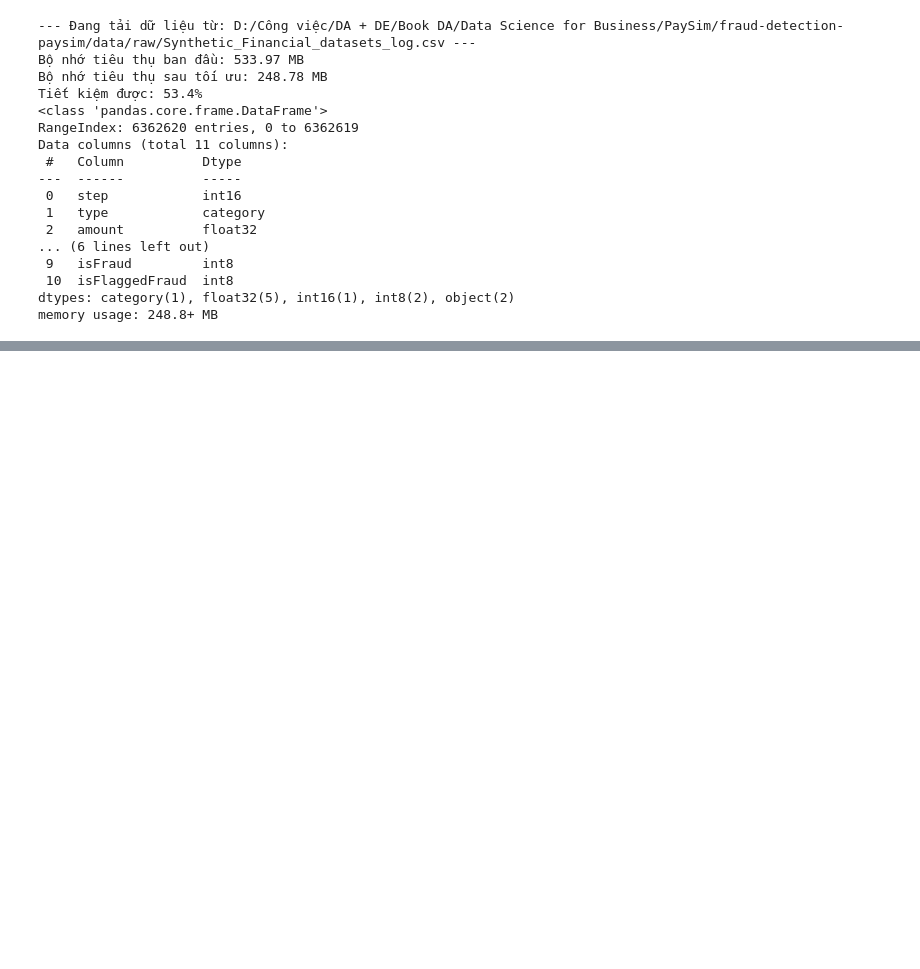
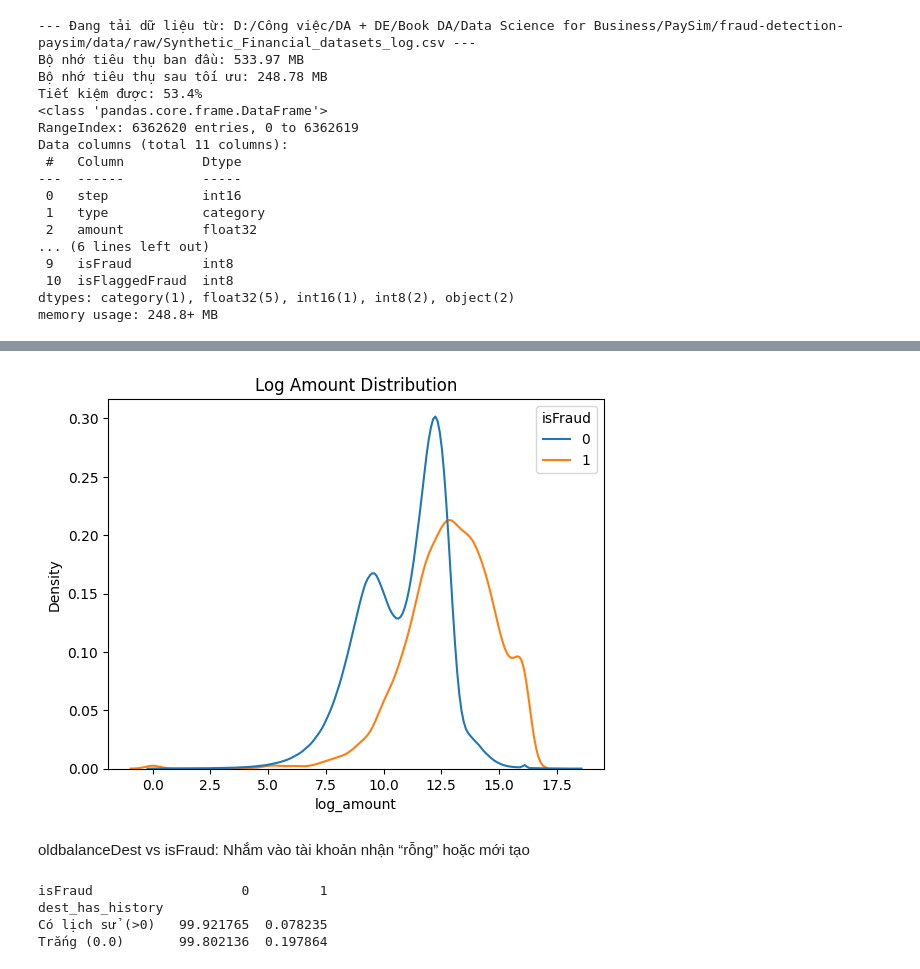
Before and after one commit to huudang-de/fraud-detection-paysim, a Jupyter notebook: notebooks/02_features_engineer.ipynb, the cells around one changed output, grey strips where cells are left out. Saved outputs shown, nothing was run; the diff lists cells and outputs as text; code cells hidden in the pictures; blank space fills up the shorter version.

```diff
--- a/notebooks/02_features_engineer.ipynb
+++ b/notebooks/02_features_engineer.ipynb
@@ -79,0 +93,19 @@ plt.show()
+# %%
+df['log_amount'] = np.log1p(df['amount'])
+
+sns.kdeplot(data=df, x='log_amount', hue='isFraud', common_norm=False)
+plt.title("Log Amount Distribution")
+plt.show()
+# %% [output]
+[figure, added]
+# %% [markdown]
+oldbalanceDest vs isFraud: Nhắm vào tài khoản nhận “rỗng” hoặc mới tạo
+# %%
+df['dest_has_history'] = df['oldbalanceDest'].apply(lambda x: 'Có lịch sử (>0)' if x > 0 else 'Trắng (0.0)')
+history_stats = pd.crosstab(df['dest_has_history'], df['isFraud'],normalize='index') * 100
+print(history_stats)
+# %% [output]
+isFraud                   0         1
+dest_has_history
+Có lịch sử (>0)   99.921765  0.078235
+Trắng (0.0)       99.802136  0.197864
```
Also changed, not shown: parts of 25 cells of this notebook.
